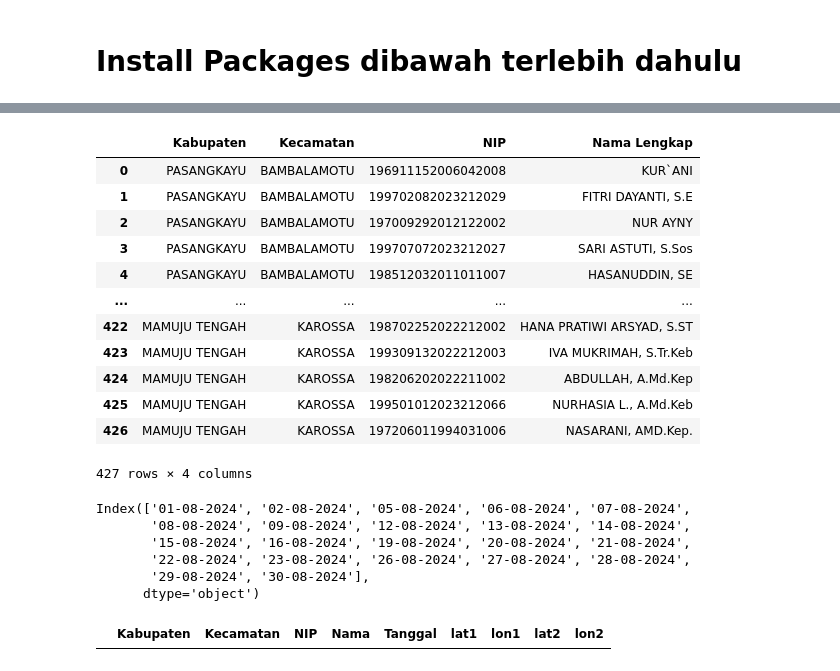
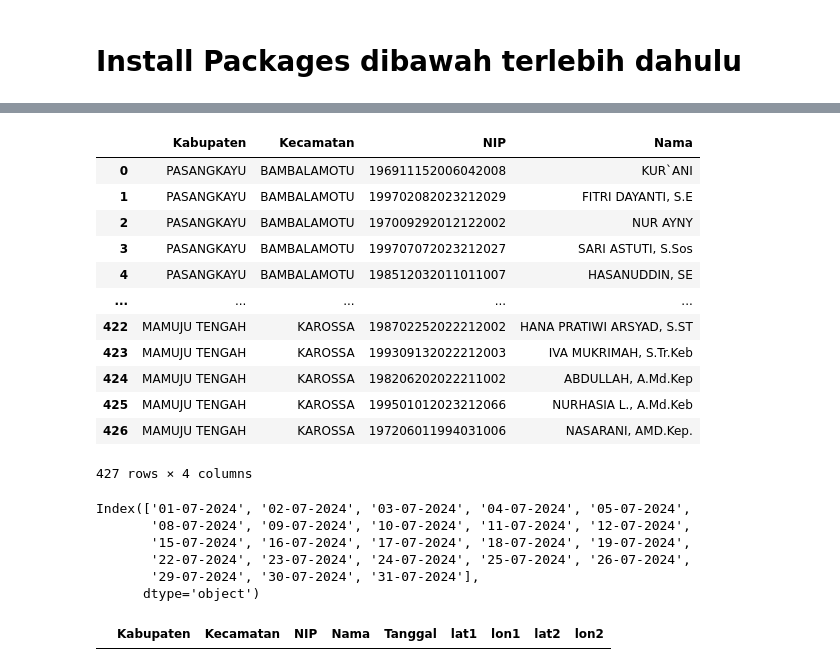
Before and after one commit to pokja0/cek-presensi, a Jupyter notebook: presensi-online.ipynb, the cells around one changed output, grey strips where cells are left out. Cells and saved outputs as stored; diff of their text form; code cells hidden in the pictures.

```diff
--- a/presensi-online.ipynb
+++ b/presensi-online.ipynb
@@ -24,10 +23,10 @@ Masuk ke website evisum - Masukkan USERNAME DAN PASSWORD SERTA SELESAIKAN CAPTCH
 # %%
 pkb = pd.read_excel("data/pkb_kec.xlsx")
 pkb['NIP'] = pkb['NIP'].astype(str)
-pkb = pkb[['Kabupaten', 'Kecamatan', 'NIP', 'Nama Lengkap']]
+pkb = pkb[['Kabupaten', 'Kecamatan', 'NIP', 'Nama']]
 pkb
 # %% [output]
-|  | Kabupaten | Kecamatan | NIP | Nama Lengkap |
+|  | Kabupaten | Kecamatan | NIP | Nama |
 | 0 | PASANGKAYU | BAMBALAMOTU | 196911152006042008 | KUR`ANI |
 | 1 | PASANGKAYU | BAMBALAMOTU | 199702082023212029 | FITRI DAYANTI, S.E |
 | 2 | PASANGKAYU | BAMBALAMOTU | 197009292012122002 | NUR AYNY |
@@ -43,7 +44,7 @@ pkb
 # %%
 # Tentukan bulan dan tahun yang diinginkan
 year = 2024
-month = 8
+month = 7
 
 # Generate semua tanggal pada bulan tertentu
 date_range = pd.date_range(start=f'{year}-{month:02d}-01', end=f'{year}-{month:02d}-31')
@@ -55,10 +56,10 @@ weekdays = date_range[~date_range.weekday.isin([5, 6])]
 formatted_dates = weekdays.strftime('%d-%m-%Y')
 print(formatted_dates)
 # %% [output]
-Index(['01-08-2024', '02-08-2024', '05-08-2024', '06-08-2024', '07-08-2024',
-       '08-08-2024', '09-08-2024', '12-08-2024', '13-08-2024', '14-08-2024',
-       '15-08-2024', '16-08-2024', '19-08-2024', '20-08-2024', '21-08-2024',
-       '22-08-2024', '23-08-2024', '26-08-2024', '27-08-2024', '28-08-2024',
-       '29-08-2024', '30-08-2024'],
+Index(['01-07-2024', '02-07-2024', '03-07-2024', '04-07-2024', '05-07-2024',
+       '08-07-2024', '09-07-2024', '10-07-2024', '11-07-2024', '12-07-2024',
+       '15-07-2024', '16-07-2024', '17-07-2024', '18-07-2024', '19-07-2024',
+       '22-07-2024', '23-07-2024', '24-07-2024', '25-07-2024', '26-07-2024',
+       '29-07-2024', '30-07-2024', '31-07-2024'],
       dtype='object')
 # %%
```
Also changed, not shown: parts of 6 cells of this notebook, 10 other files.
